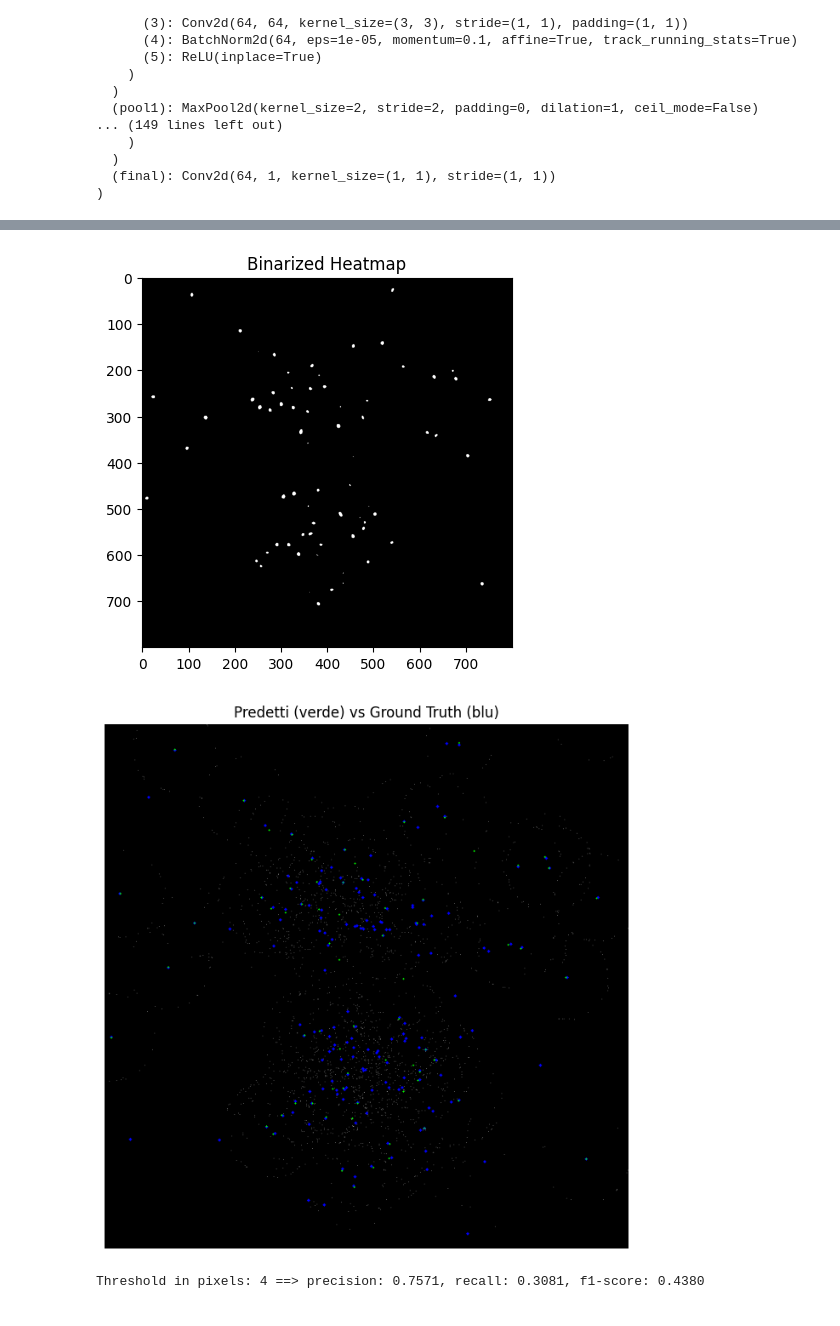
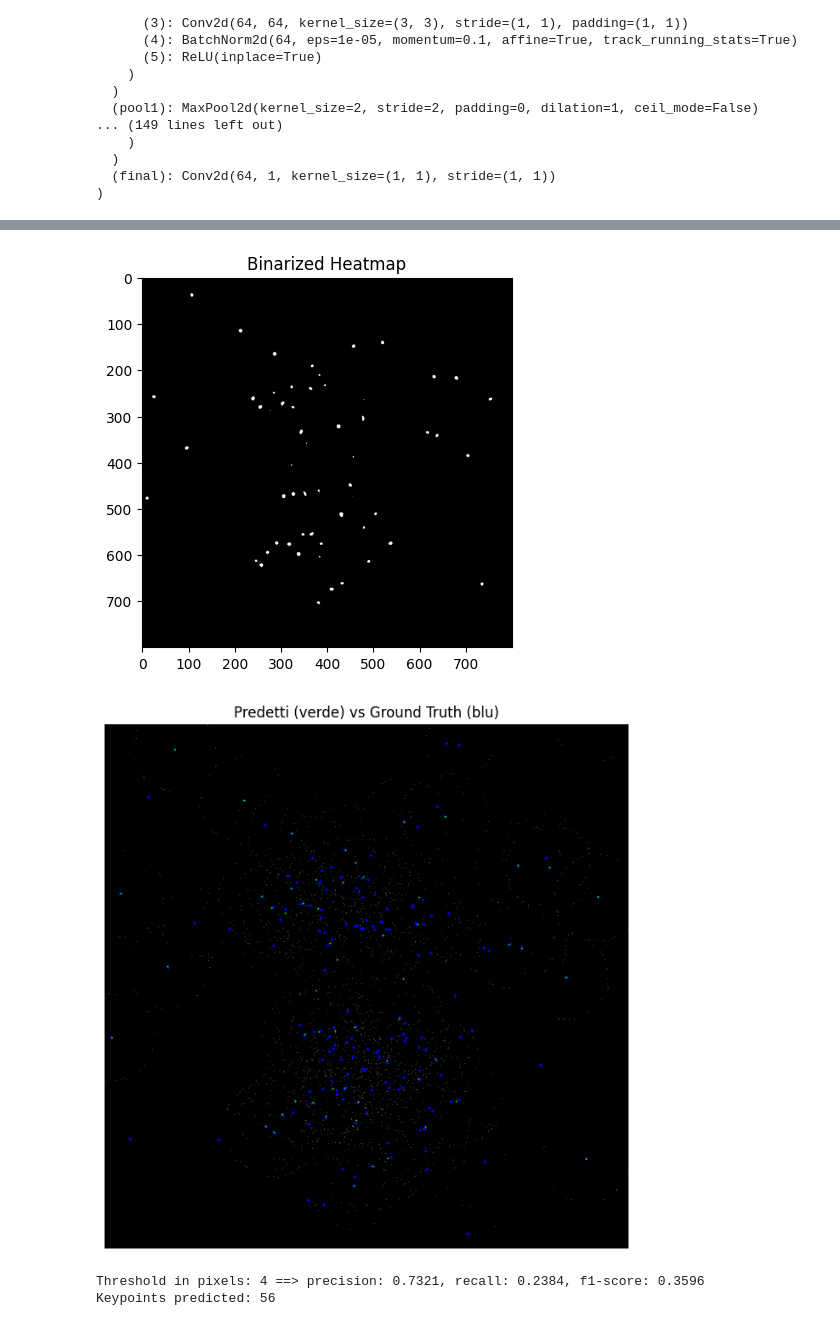
Before and after one commit to DanieleGhezzi25/A-Machine-Learning-Approach-for-Particle-Tracking-in-RICH-Detectors, a Jupyter notebook: UNet/Models/Model_4000_1000_npy/inference.ipynb, the cells around one changed output, grey strips where cells are left out. Saved outputs shown, nothing was run; the diff lists cells and outputs as text; code cells hidden in the pictures.

```diff
--- a/UNet/Models/Model_4000_1000_npy/inference.ipynb
+++ b/UNet/Models/Model_4000_1000_npy/inference.ipynb
@@ -13,7 +13,7 @@ device = 'cuda' if torch.cuda.is_available() else 'cpu'
 
 # Crea istanza modello (deve avere la stessa architettura usata in training)
 model = UNetWithAttention(in_channels=1, out_channels=1)
-model.load_state_dict(torch.load("best_unet.pth", map_location=device))
+model.load_state_dict(torch.load("best_unet_for_val_loss2.pth", map_location=device))
 model.to(device)
 model.eval()  # modalità valutazione (disabilita dropout, batchnorm, ecc)
 # %% [output]
@@ -75,13 +75,16 @@ Mean: 0.21990404
 # %%
 from UNet import infer_keypoints_from_image, img_kp_pred_and_gr, compute_pck_metrics, load_keypoints_from_csv
 
-heatmap, keypoints, time = infer_keypoints_from_image(img_path, model, device=device, show_mask=True, threshold=0.97, npy=True, sigmoid=True)
+heatmap, keypoints_and_cov, time = infer_keypoints_from_image(img_path, model, device=device, show_mask=True, threshold=0.97, npy=True, sigmoid=True)
+keypoints = [kp[0] for kp in keypoints_and_cov]
 
 keypoints_gt = load_keypoints_from_csv('/user/gr1/delphi/dghezzi/UNet/Models/event_92_centers.csv')
 img_kp_pred_and_gr(keypoints_pred=keypoints, keypoints_gt=keypoints_gt, img_path=img_path)
 pck_metrics = compute_pck_metrics(keypoints_gt, keypoints, thresholds=[4])
 print(f'Threshold in pixels: 4 ==> precision: {pck_metrics[0][0]:.4f}, recall: {pck_metrics[1][0]:.4f}, f1-score: {pck_metrics[2][0]:.4f}')
+print(f'Keypoints predicted: {len(keypoints)}')
 # %% [output]
-[figure, old version]
+[figure, new version]
-[figure, old version]
+[figure, new version]
-Threshold in pixels: 4 ==> precision: 0.7571, recall: 0.3081, f1-score: 0.4380
+Threshold in pixels: 4 ==> precision: 0.7321, recall: 0.2384, f1-score: 0.3596
+Keypoints predicted: 56
```
Also changed, not shown: parts of 2 cells of this notebook, 27 other files.
